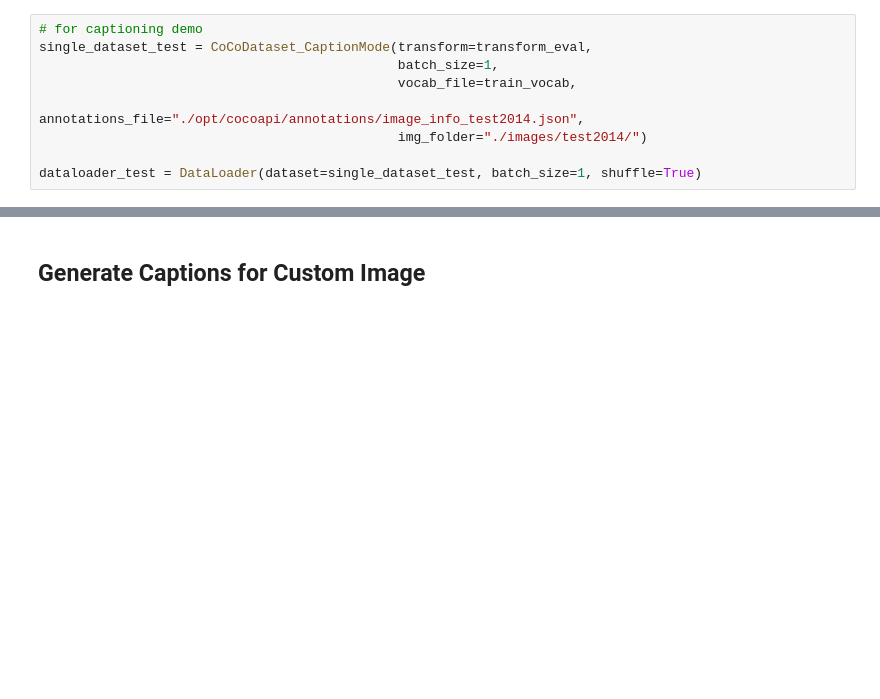
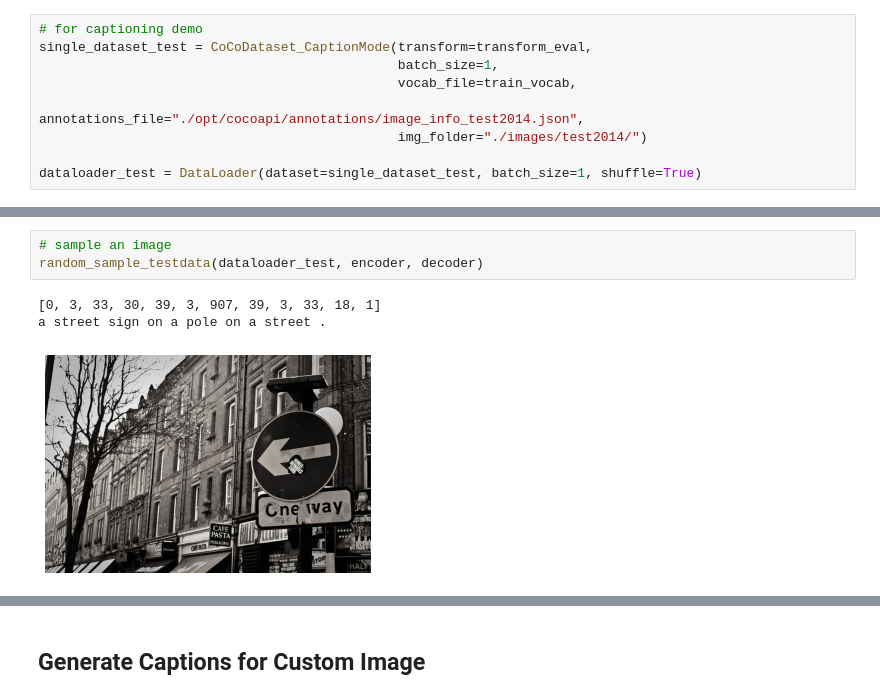
Before and after one commit to sliao-mi-luku/Image-Captioning, a Jupyter notebook: ImgCap_ResNet_LSTM.ipynb, the cells around one changed output, grey strips where cells are left out. Cells and saved outputs as stored; diff of their text form; blank space fills up the shorter version.

```diff
--- a/ImgCap_ResNet_LSTM.ipynb
+++ b/ImgCap_ResNet_LSTM.ipynb
@@ -972,0 +982,7 @@ def random_sample_testdata(dataloader, encoder, decoder):
+# %%
+# sample an image
+random_sample_testdata(dataloader_test, encoder, decoder)
+# %% [output]
+[0, 3, 33, 30, 39, 3, 907, 39, 3, 33, 18, 1]
+a street sign on a pole on a street .
+[figure, added]
```
Also changed, not shown: parts of 16 cells of this notebook.
